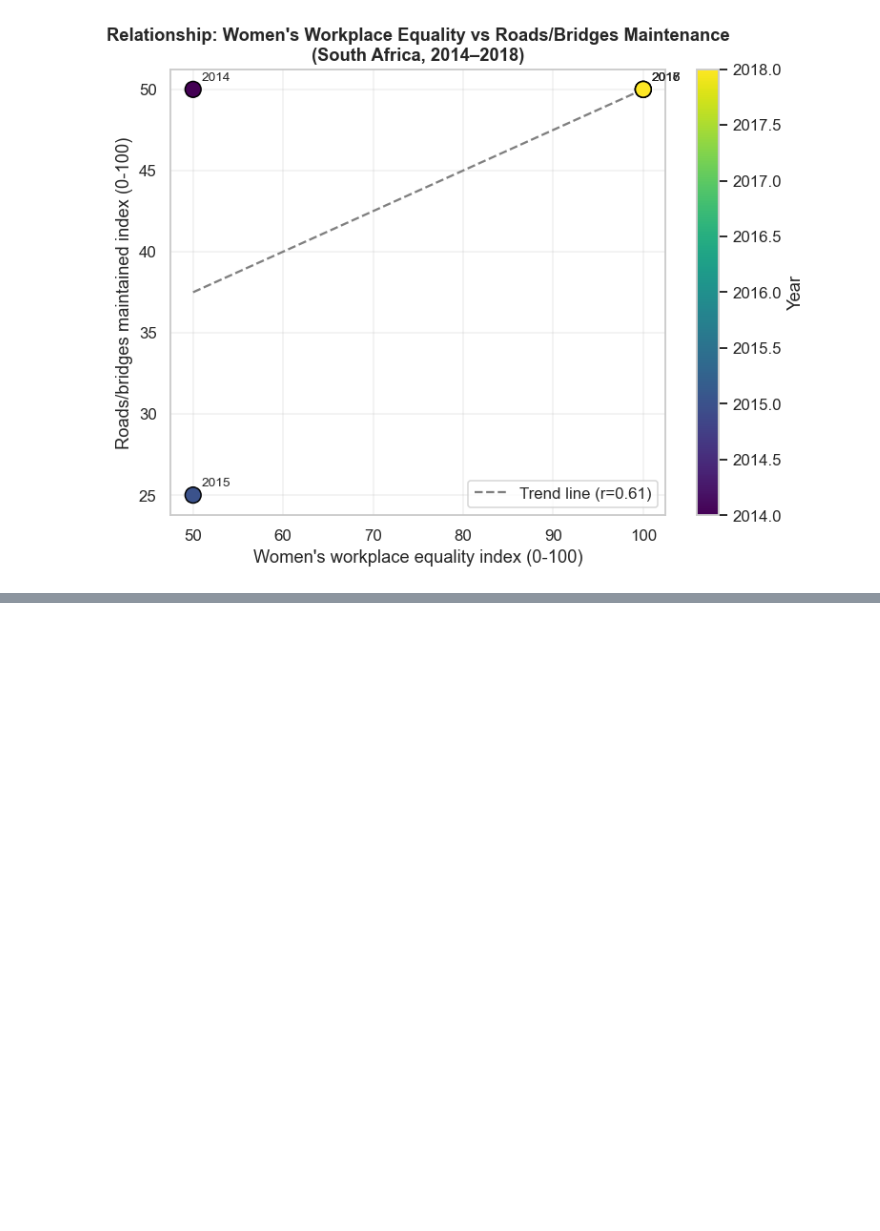
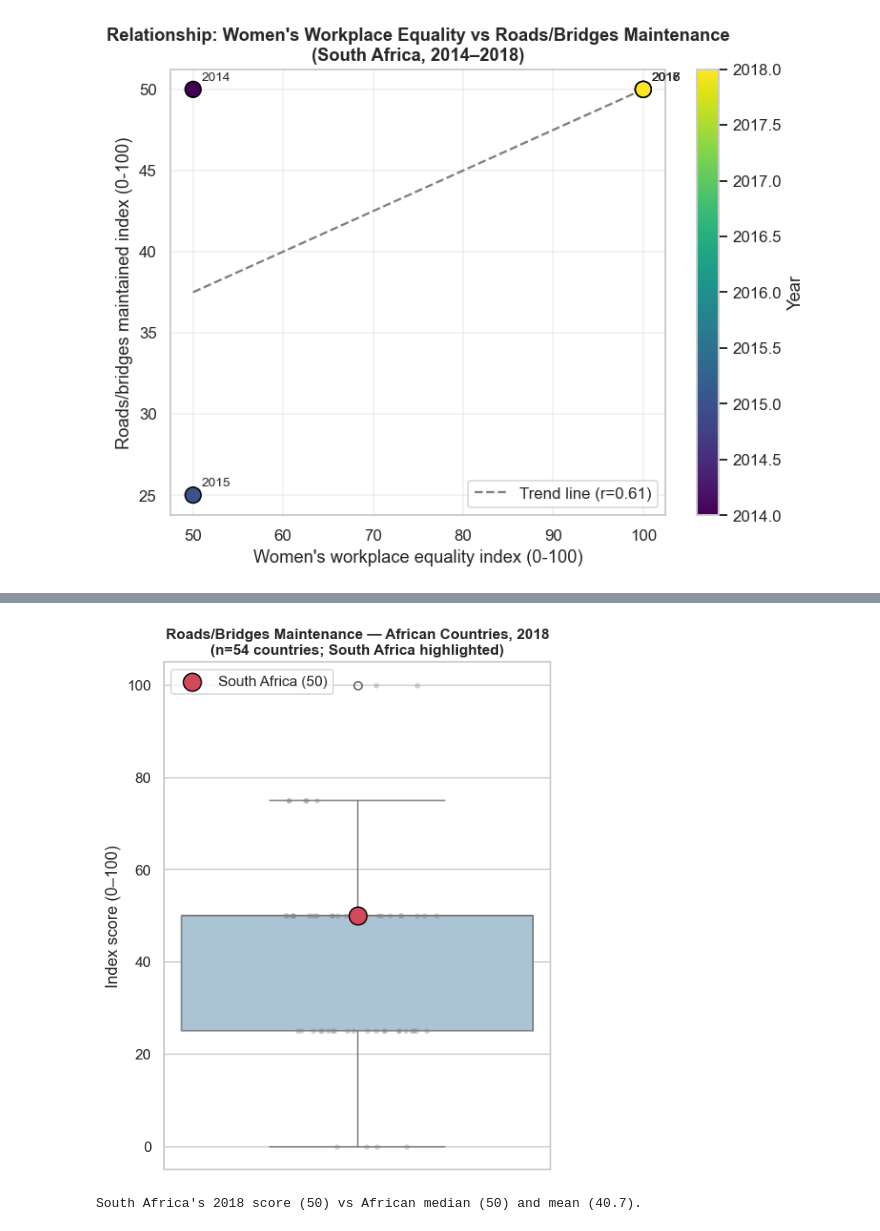
Before and after one commit to nshongane-eng/Peak_Perfomers_NDTA63, a Jupyter notebook: Peak_Perfomers_Assignment.ipynb, the cells around one changed output, grey strips where cells are left out. Saved outputs shown, nothing was run; the diff lists cells and outputs as text; code cells hidden in the pictures; blank space fills up the shorter version.

```diff
--- a/Peak_Perfomers_Assignment.ipynb
+++ b/Peak_Perfomers_Assignment.ipynb
@@ -430,0 +452,28 @@ plt.show()
+# %%
+# --- Chart 4: Contextual boxplot — full African panel, roads/bridges indicator ---
+# A boxplot needs a distribution of multiple observations; South Africa alone only has 5 points
+# (one per year), so instead we show the FULL cross-country distribution for a single year (2018)
+# and mark where South Africa sits within it.
+snapshot_year = 2018
+roads_2018 = roads_raw.loc[roads_raw["TIME_PERIOD"] == snapshot_year, "OBS_VALUE"].dropna()
+sa_2018_value = sa_df.loc[sa_df.year == snapshot_year, "roads_bridges_maintained"].values[0]
+
+fig, ax = plt.subplots(figsize=(5, 6))
+sns.boxplot(y=roads_2018, ax=ax, color="#a3c4dc", width=0.35)
+sns.stripplot(y=roads_2018, ax=ax, color="grey", alpha=0.35, jitter=0.08, size=4)
+ax.scatter([0], [sa_2018_value], color="#d1495b", s=180, zorder=5, edgecolor="black",
+           label=f"South Africa ({sa_2018_value:.0f})")
+
+ax.set_title(f"Roads/Bridges Maintenance — African Countries, {snapshot_year}\n"
+             f"(n={len(roads_2018)} countries; South Africa highlighted)", fontsize=11, fontweight="bold")
+ax.set_ylabel("Index score (0–100)")
+ax.legend()
+plt.tight_layout()
+plt.savefig(EXPORT_DIR + "chart4_context_boxplot.png")
+plt.show()
+
+print(f"South Africa's {snapshot_year} score ({sa_2018_value:.0f}) vs African median "
+      f"({roads_2018.median():.0f}) and mean ({roads_2018.mean():.1f}).")
+# %% [output]
+[figure, added]
+South Africa's 2018 score (50) vs African median (50) and mean (40.7).
```
Also changed, not shown: parts of 1 cell of this notebook.
